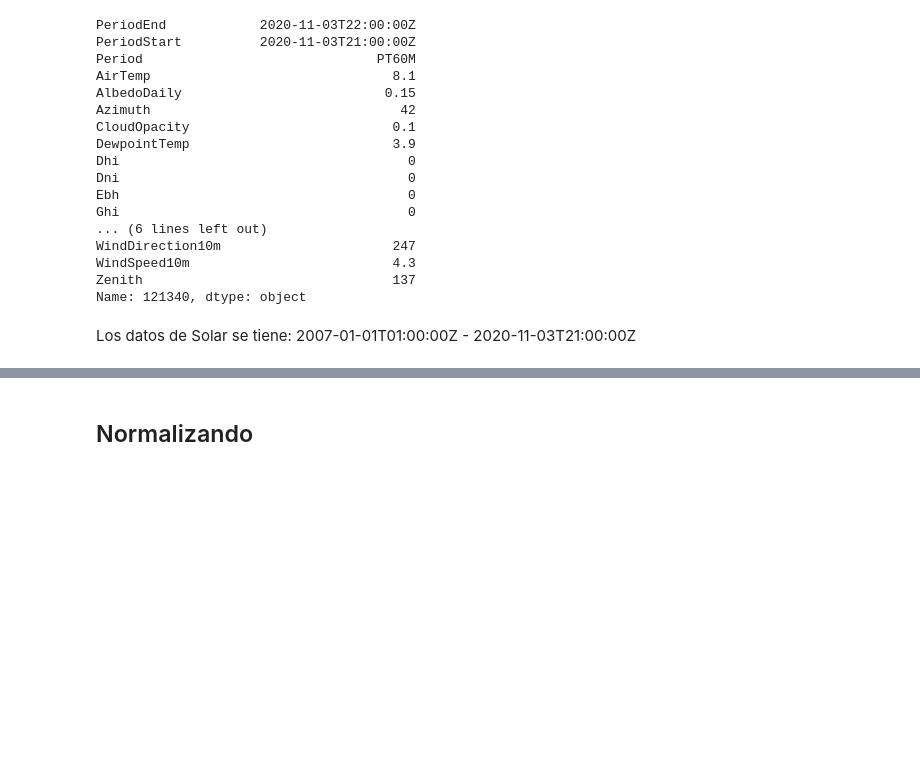
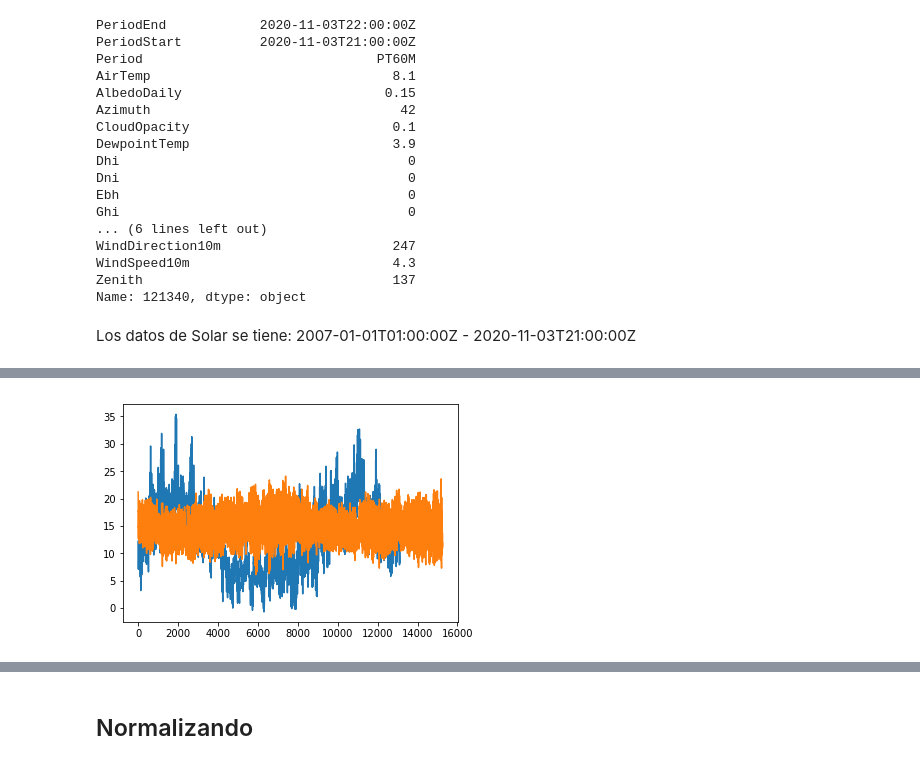
Before and after one commit to sofgutierrez6/ProyectoGrado, a Jupyter notebook: Data_Adaptation.ipynb, the cells around one changed output, grey strips where cells are left out. Cells and saved outputs as stored; diff of their text form; code cells hidden in the pictures; blank space fills up the shorter version.

Commit message:
Datos Enel 1 archivo

```diff
--- a/Data_Adaptation.ipynb
+++ b/Data_Adaptation.ipynb
@@ -130,5 +43,0 @@ datosSolarSinCompletar
-# %%
-# Merge data
-data = datosSDSinCompletar.merge(datosSolarSinCompletar, left_index=True, right_index=True)
-shuffle_data = data.sample(frac=1)
-shuffle_data
@@ -159,8 +51,7 @@ C:\Users\Sony\OneDrive - Universidad de los andes\2021-1\1. Tesis temperatura\Pr
 # %%
 # Se cargan los datos
 datosSD = pd.read_excel(ruta+"UNIANDES_SD_2021-02-01.xlsx")
-datosfechaSD = datosSD.set_index('Date & Time')
-#datosSolar = pd.read_csv(ruta+"DatosSOLARCAST4.710989_-74.072092_Solcast_PT60M.csv")
+datosSDconFecha = datosSD.set_index('Date & Time')
 # %%
 datosSD.head()
 # %% [output]
@@ -357,0 +360,2 @@ Los datos de Solar se tiene: 2007-01-01T01:00:00Z - 2020-11-03T21:00:00Z
+# %%
+datosSolar = datosSolar.set_index('PeriodEnd')
@@ -357,0 +394,2 @@ Los datos de Solar se tiene: 2007-01-01T01:00:00Z - 2020-11-03T21:00:00Z
+# %%
+dataSolarRangoSD = datosSolar["2019-05-07T16:00:00Z":"2020-11-03T21:00:00Z"]
@@ -357,0 +507,9 @@ Los datos de Solar se tiene: 2007-01-01T01:00:00Z - 2020-11-03T21:00:00Z
+# %%
+# Gráficas
+x1=range(len(dataSolarRangoSD))
+x2=range(len(datosSD))
+plt.plot(x1,data['AirTemp'])
+plt.plot(x2,datosSD['Temp - °C'])
+plt.show()
+# %% [output]
+[figure, added]
```
Also changed, not shown: parts of 108 cells of this notebook, 8 other files.
